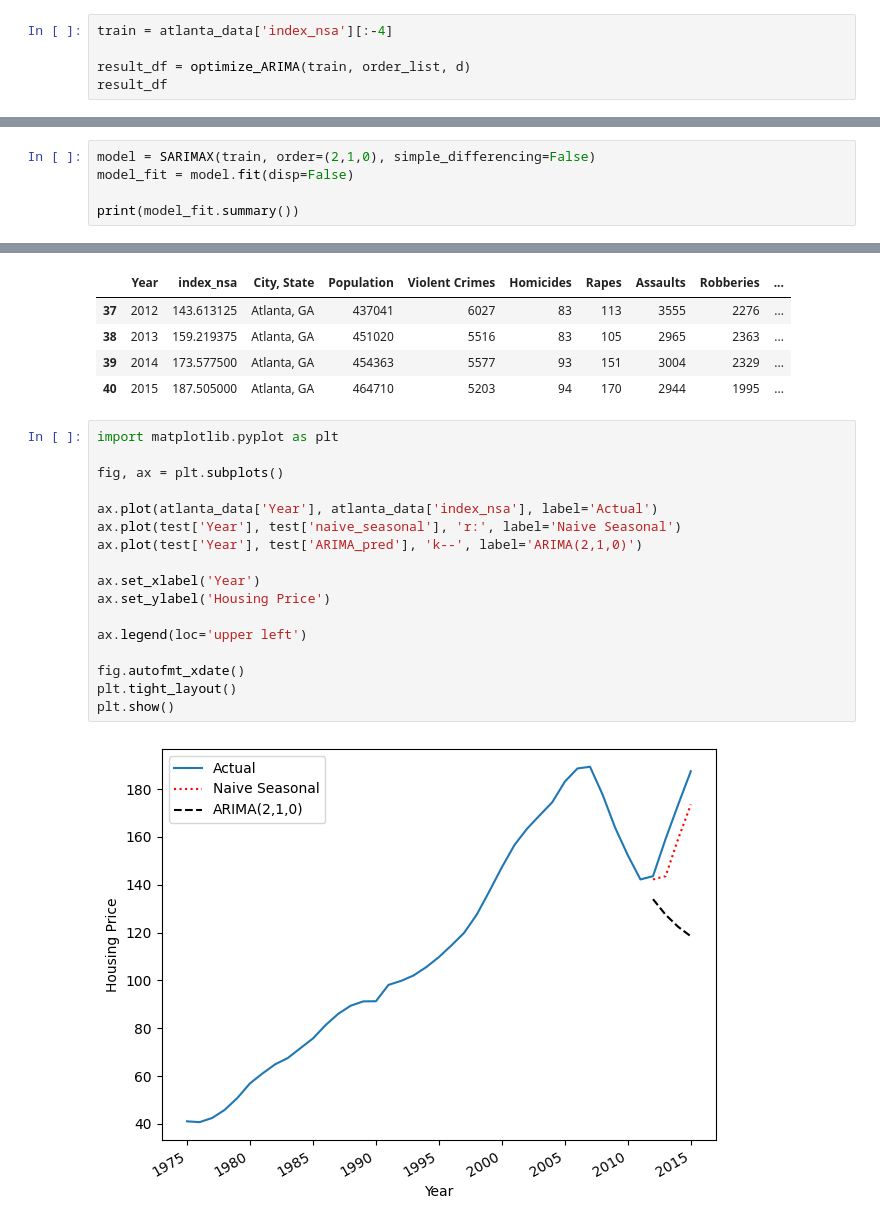
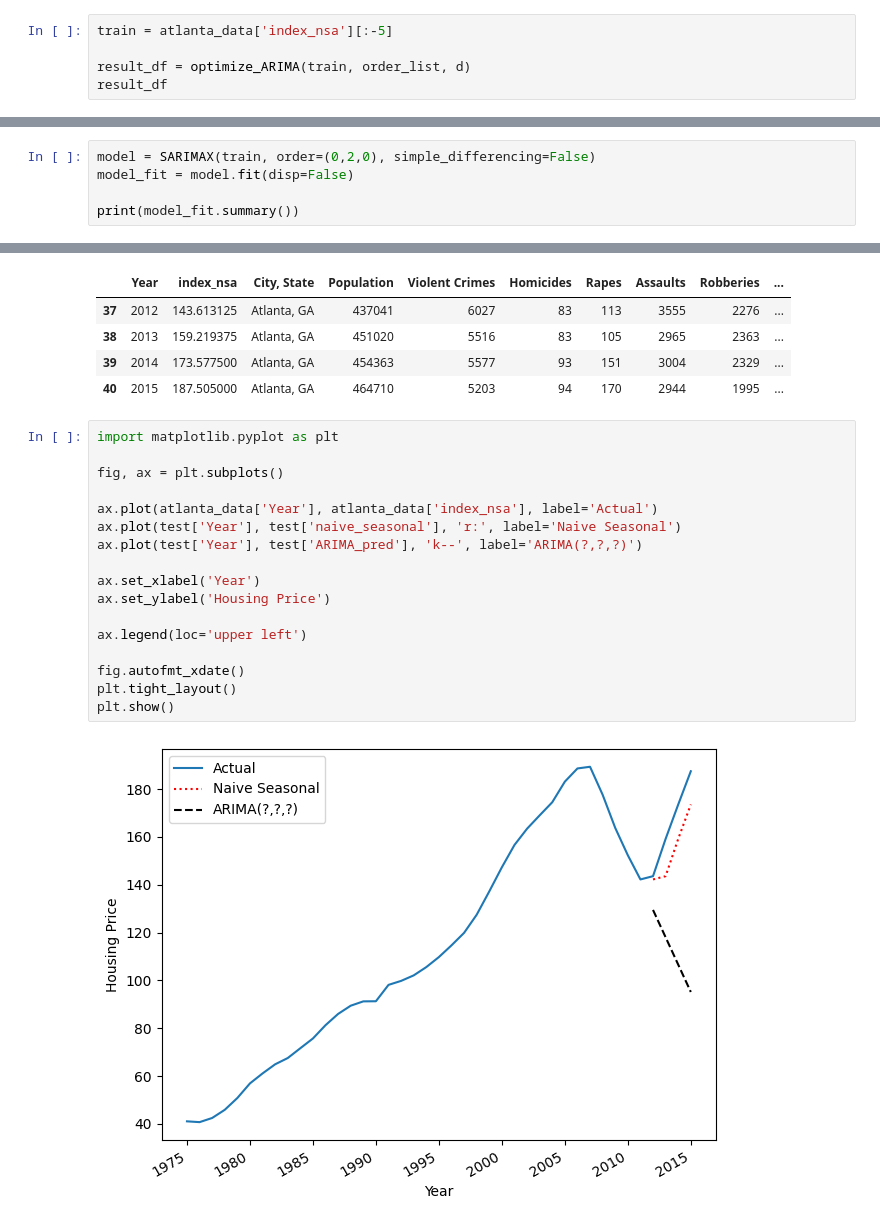
Before and after one commit to ThomasDarrieumerlou/Forecasting-project, a Jupyter notebook: Forcasting.ipynb, the cells around one changed output, grey strips where cells are left out. Drawn from its saved outputs; the diff is of its cells as text.

```diff
--- a/Forcasting.ipynb
+++ b/Forcasting.ipynb
@@ -167,5 +167,5 @@ order_list
 # %%
-train = atlanta_data['index_nsa'][:-4]
+train = atlanta_data['index_nsa'][:-5]
 
 result_df = optimize_ARIMA(train, order_list, d)
 result_df
@@ -186,5 +190,5 @@ result_df
 # %%
-model = SARIMAX(train, order=(2,1,0), simple_differencing=False)
+model = SARIMAX(train, order=(0,2,0), simple_differencing=False)
 model_fit = model.fit(disp=False)
 
 print(model_fit.summary())
@@ -255,22 +259,22 @@ test
 # %%
 import matplotlib.pyplot as plt
 
 fig, ax = plt.subplots()
 
 ax.plot(atlanta_data['Year'], atlanta_data['index_nsa'], label='Actual')
 ax.plot(test['Year'], test['naive_seasonal'], 'r:', label='Naive Seasonal')
-ax.plot(test['Year'], test['ARIMA_pred'], 'k--', label='ARIMA(2,1,0)')
+ax.plot(test['Year'], test['ARIMA_pred'], 'k--', label='ARIMA(?,?,?)')
 
 ax.set_xlabel('Year')
 ax.set_ylabel('Housing Price')
 
 ax.legend(loc='upper left')
 
 fig.autofmt_xdate()
 plt.tight_layout()
 plt.show()
 # %% [output]
-[figure, old version]
+[figure, new version]
 # %%
 from sklearn.metrics import mean_absolute_percentage_error as mape
 
```
Also changed, not shown: parts of 7 cells of this notebook.
